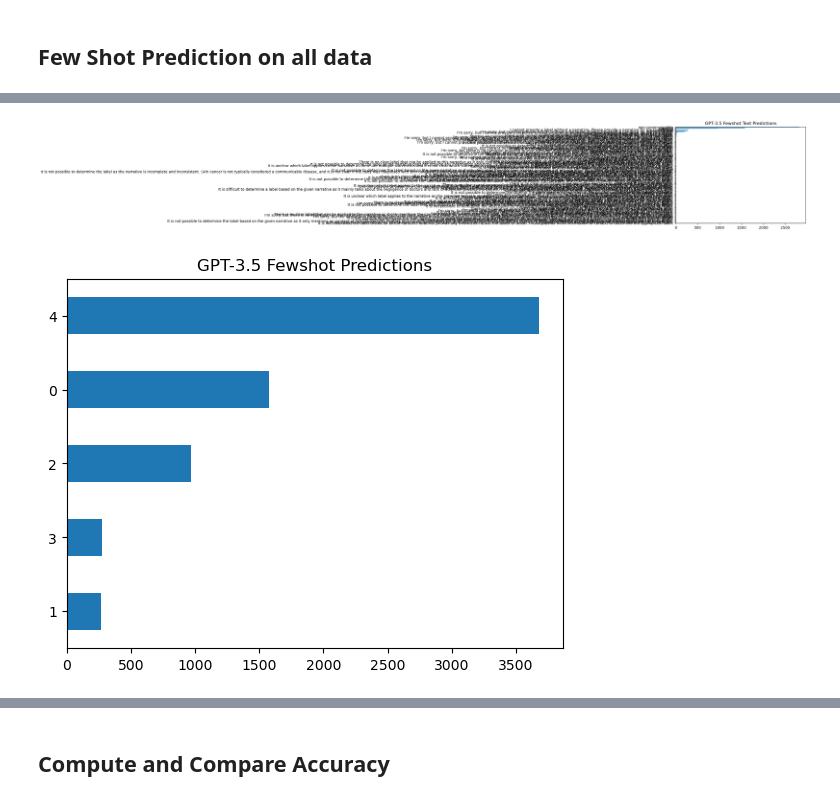
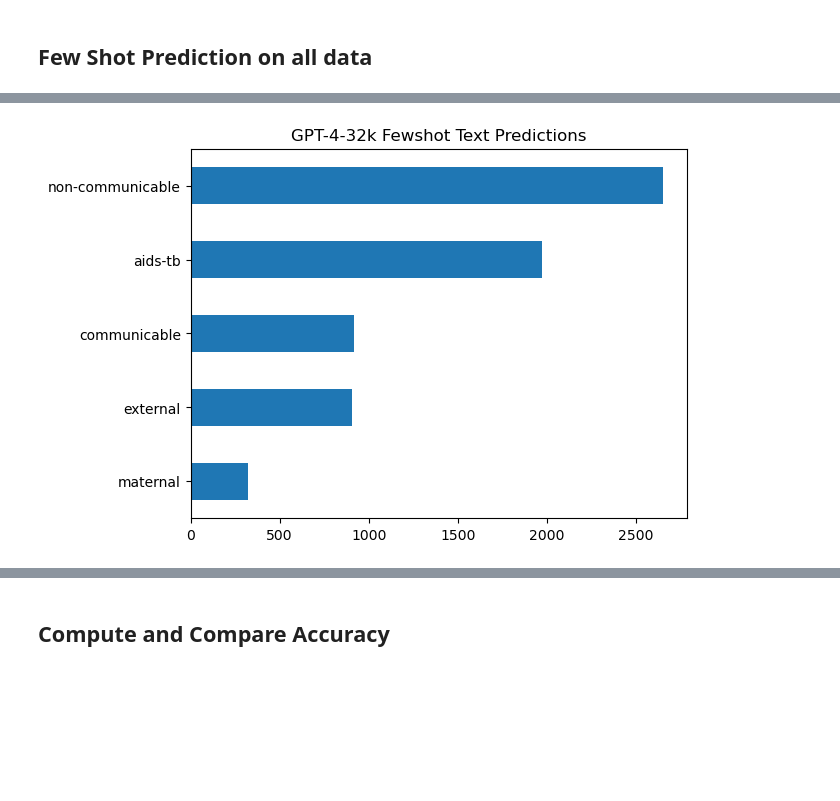
Before and after one commit to avisokay/va_nlp, a Jupyter notebook: src/gpt_nlp/prompt_engineering.ipynb, the cells around one changed output, grey strips where cells are left out. Saved outputs shown, nothing was run; the diff lists cells and outputs as text; code cells hidden in the pictures; blank space fills up the shorter version.

```diff
--- a/src/gpt_nlp/prompt_engineering.ipynb
+++ b/src/gpt_nlp/prompt_engineering.ipynb
@@ -222,0 +181,5 @@ def make_fewshot_examples(input_df, n, leave_out = ''):
+# %%
+# Define a function to perform the random sampling within each group
+n=1
+def random_sample(group):
+    return group.sample(n, random_state = 2)
@@ -223,5 +227,4 @@ def make_fewshot_examples(input_df, n, leave_out = ''):
 # %%
 # select few shot examples
-random.seed(1)
-fewshot_examples = make_fewshot_examples(df, 50)
+fewshot_examples = make_fewshot_examples(df, 2)
 # %% [output]
@@ -257,10 +266,5 @@ pd.Series(fewshot_scores).to_csv("gpt35_fewshot_score.csv", index=False)
 # %%
 # plot text score dist
-pd.Series(fewshot_predictions).value_counts().plot.barh(title='GPT-3.5 Fewshot Text Predictions').invert_yaxis()
+pd.Series(fewshot_predictions).value_counts().plot.barh(title='GPT-4-32k Fewshot Text Predictions').invert_yaxis()
 # %% [output]
-[figure, old version]
+[figure, new version]
-# %%
-# plot text score dist
-pd.Series(fewshot_scores).value_counts().plot.barh(title='GPT-3.5 Fewshot Predictions').invert_yaxis()
-# %% [output]
-[figure, removed]
```
Also changed, not shown: parts of 10 cells of this notebook, 10 other files.
